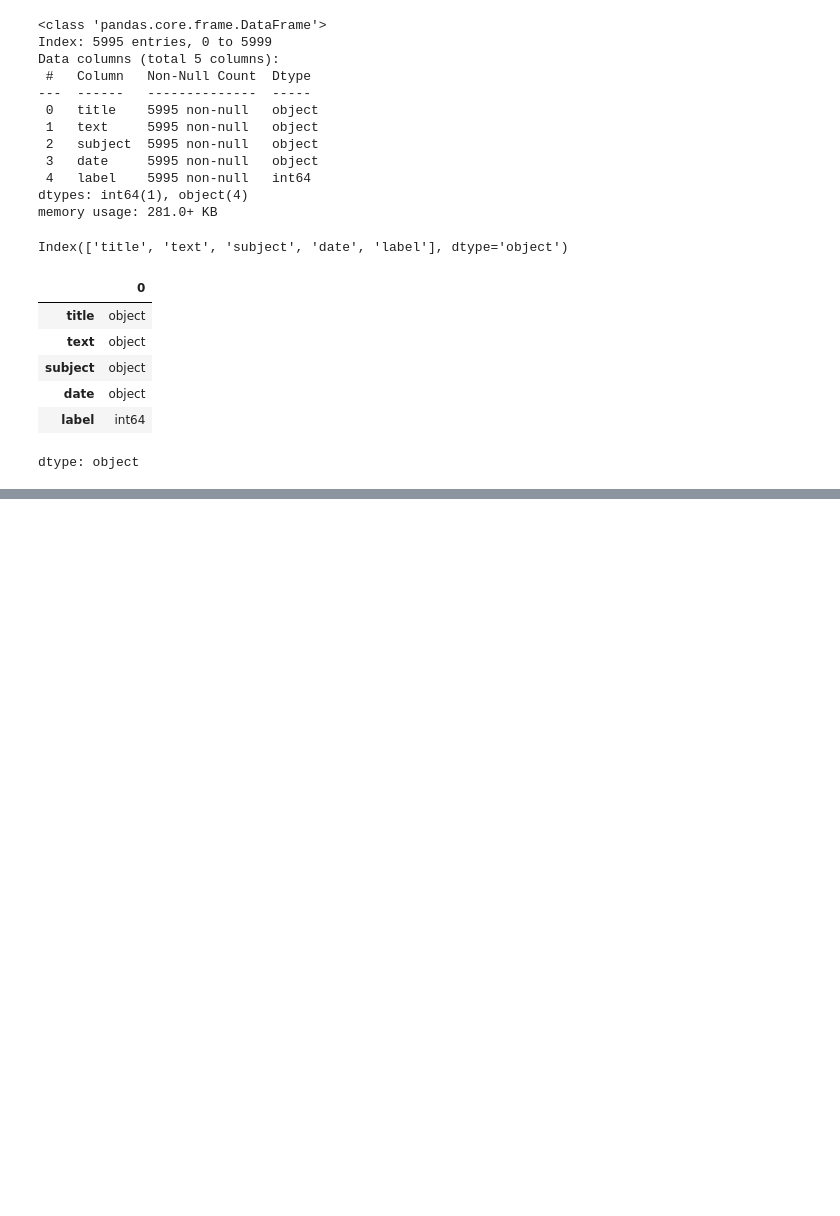
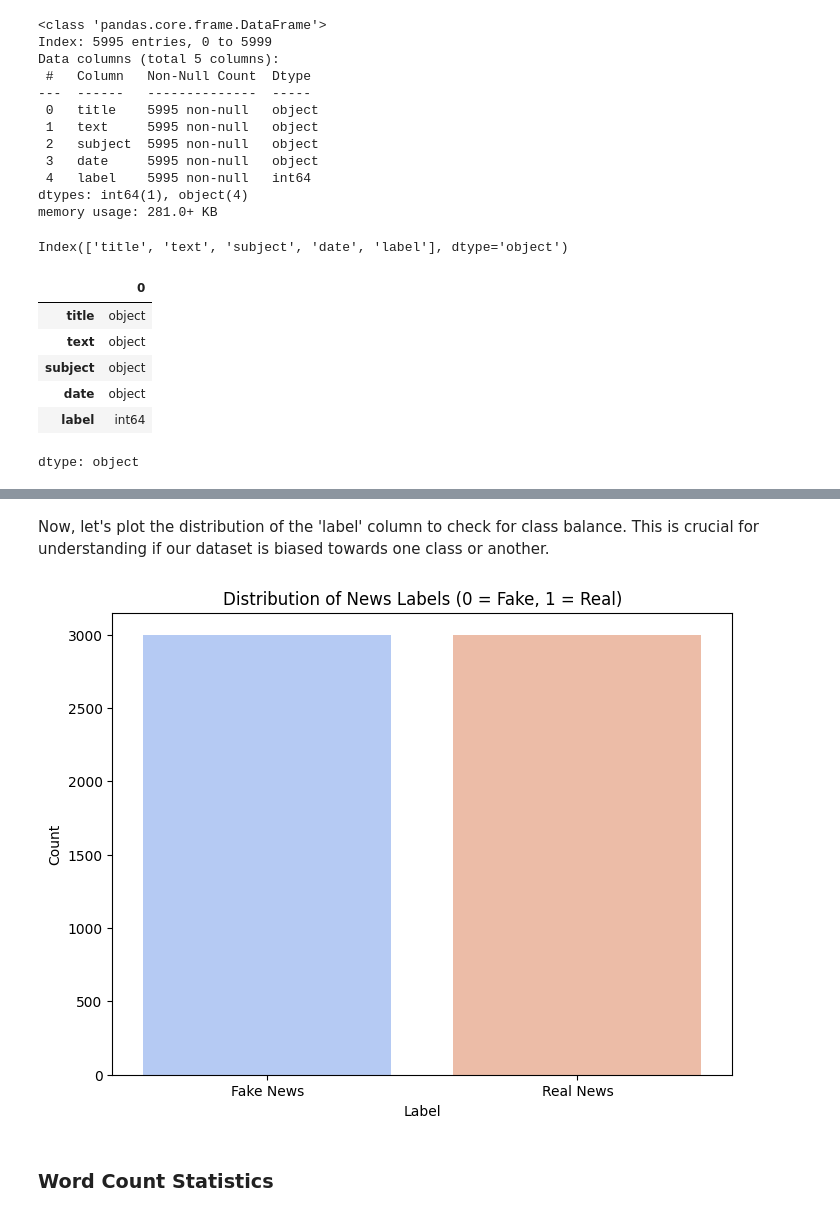
Before and after one commit to kxrrym03/Fake-News-Detection, a Jupyter notebook: Fake_News_Detection.ipynb, the cells around one changed output, grey strips where cells are left out. Drawn from its saved outputs; the diff is of its cells as text; code cells hidden in the pictures; blank space fills up the shorter version.

```diff
--- a/Fake_News_Detection.ipynb
+++ b/Fake_News_Detection.ipynb
@@ -98,0 +110,14 @@ dtype: object
+# %% [markdown]
+Now, let's plot the distribution of the 'label' column to check for class balance. This is crucial for understanding if our dataset is biased towards one class or another.
+# %%
+plt.figure(figsize=(8, 6))
+sns.countplot(data=df, x='label', palette='coolwarm')
+plt.title('Distribution of News Labels (0 = Fake, 1 = Real)')
+plt.xlabel('Label')
+plt.ylabel('Count')
+plt.xticks([0, 1], ['Fake News', 'Real News'])
+plt.show()
+# %% [output]
+[figure, added]
+# %% [markdown]
+### Word Count Statistics
```
Also changed, not shown: parts of 9 cells of this notebook.
